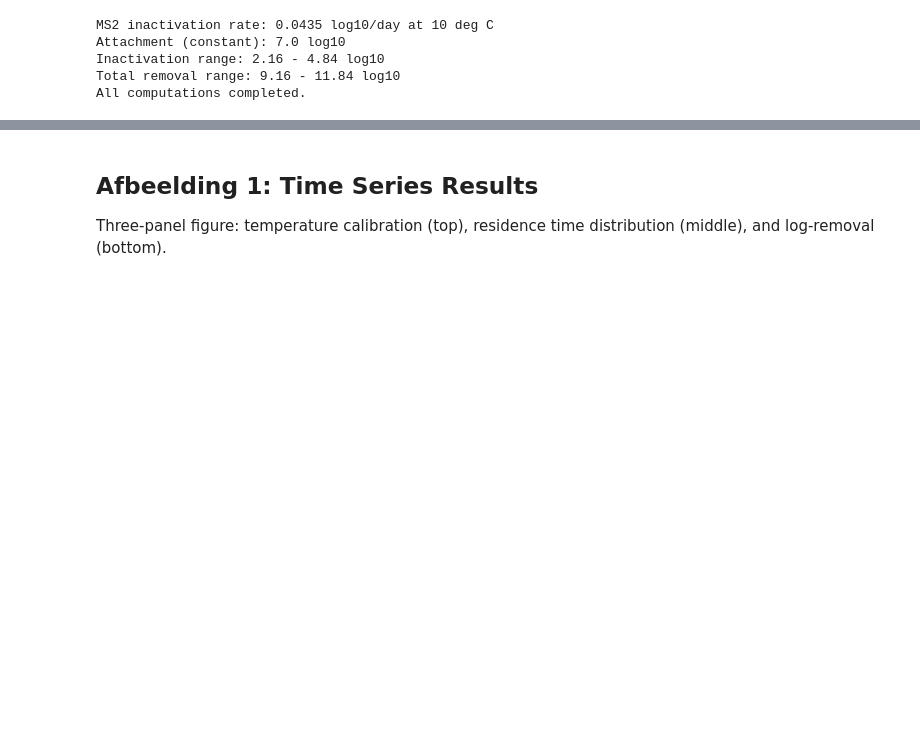
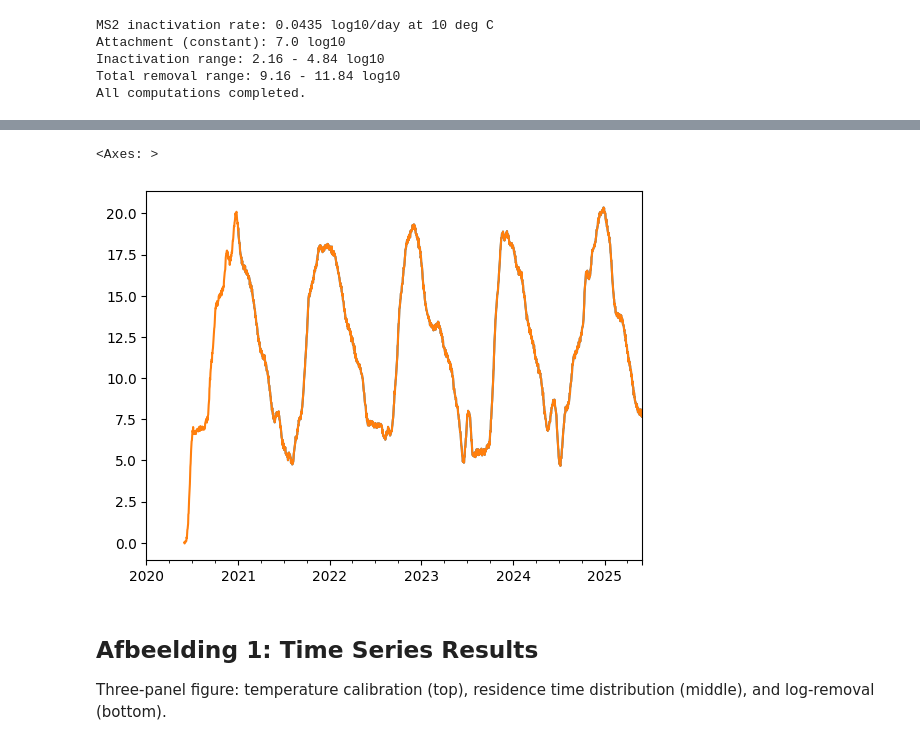
Before and after one commit to gwtransport/gwtransport, a Jupyter notebook: examples/06_Stromingen_artikel_des_tombe_2026.ipynb, the cells around one changed output, grey strips where cells are left out. Drawn from its saved outputs; the diff is of its cells as text; code cells hidden in the pictures; blank space fills up the shorter version.

```diff
--- a/examples/06_Stromingen_artikel_des_tombe_2026.ipynb
+++ b/examples/06_Stromingen_artikel_des_tombe_2026.ipynb
@@ -35,6 +36,7 @@ df, tedges = generate_example_data(
     temp_infiltration_method="soil_temperature",
     aquifer_pore_volume_gamma_mean=8000.0,
     aquifer_pore_volume_gamma_std=400.0,
+    aquifer_pore_volume_gamma_nbins=1000,
     retardation_factor=2.0,
     temp_measurement_noise=0.1,
 )
@@ -46,7 +48,7 @@ Period: 2020-01-01 to 2025-05-31
 Mean flow: 105.2 m³/day
 # %%
 # Calibrate pore volume distribution from temperature
-train_data = df["2021-01-01":].temp_extraction.dropna()
+train_data = df["2021-01-01":].temp_extraction
 
 
 def objective(_xdata, mean, std):
@@ -163,3 +204,41 @@ All computations completed.
+# %%
+# Backward calibration
+# Calibrate pore volume distribution from temperature
+train_data = df["2021-01-01":]
+train_data.plot()
+df.temp_extraction.plot()
+
+
+def objective(_xdata, mean, std):
+    """Compute modeled extraction temperature for given pore volume parameters."""
+    cout = advection.gamma_extraction_to_infiltration(
+        cout=df.temp_extraction,
+        flow=df.flow,
+        tedges=tedges,
+        cin_tedges=tedges,
+        mean=mean,
+        std=std,
+        n_bins=25,
+        retardation_factor=2.0,
+    )
+    return cout[df.index >= "2021-01-01"]
+
+
+(mean_fitted, std_fitted), pcov = curve_fit(
+    objective,
+    df.index,
+    train_data.values,
+    p0=(7500.0, 450.0),
+    bounds=([5000, 200], [10000, 600]),
+    method="trf",
+    max_nfev=250,
+)
+
+print(f"Fitted mean pore volume: {mean_fitted:.1f} ± {pcov[0, 0] ** 0.5:.1f} m³")
+print(f"Fitted std pore volume:  {std_fitted:.1f} ± {pcov[1, 1] ** 0.5:.1f} m³")
+# %% [output]
+<Axes: >
+[figure, added]
 # %% [markdown]
 ## Afbeelding 1: Time Series Results
 
```
Also changed, not shown: parts of 4 cells of this notebook, 5 other files.
